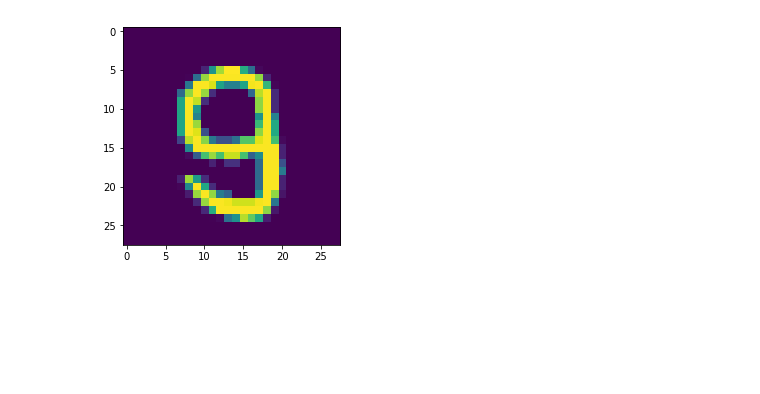
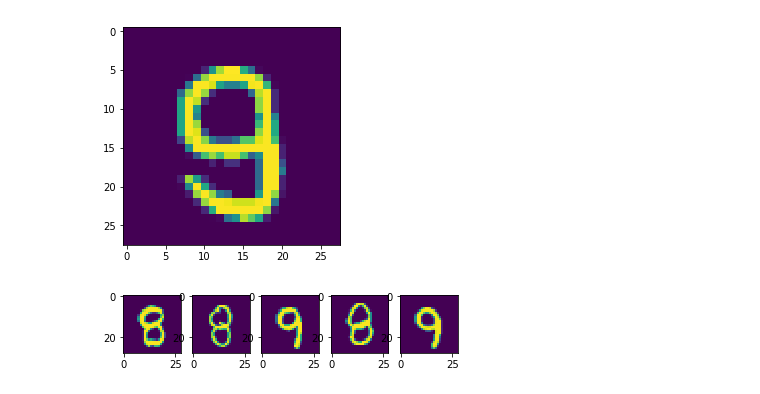
Before and after one commit to dataexplorationgroupdavis/MNIST, a Jupyter notebook: KNN.ipynb, the cells around one changed output. Cells and saved outputs as stored; diff of their text form; code cells hidden in the pictures; blank space fills up the shorter version.

```diff
--- a/KNN.ipynb
+++ b/KNN.ipynb
@@ -122,3 +130,7 @@ plotNumber(residuleList[3])
 # %% [output]
 we predicted it as 8, the actual tag is 9
 [figure]
+# %%
+plotRes(residuleList[3], k=5)
+# %% [output]
+[figure, added]
```
Also changed, not shown: parts of 2 cells of this notebook.
